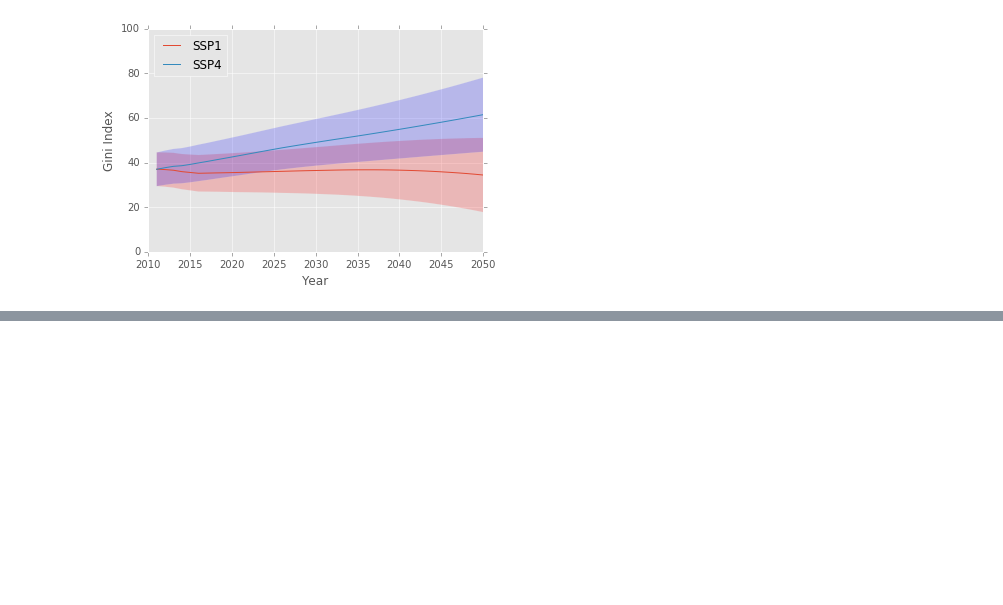
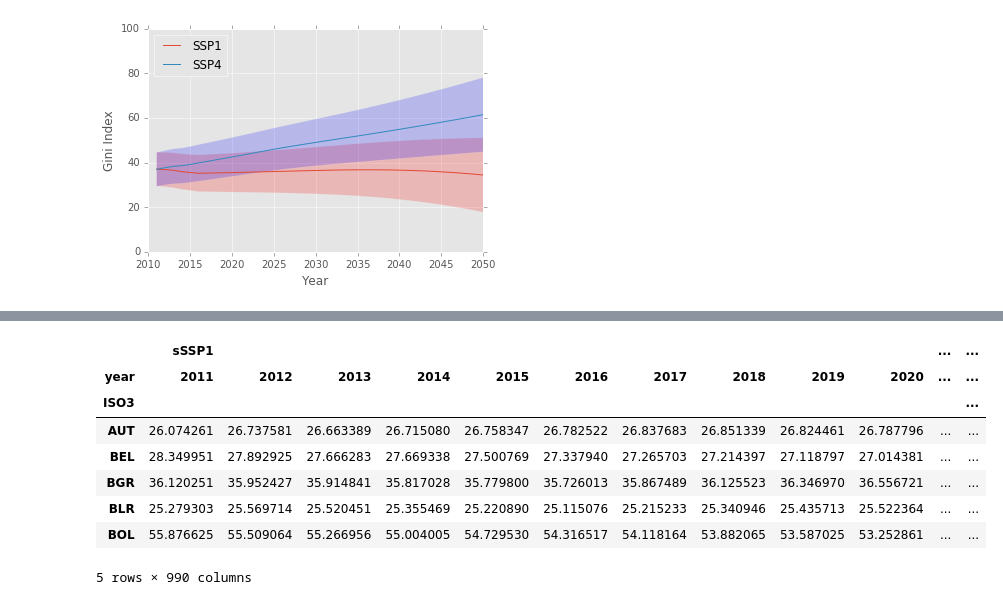
Before and after one commit to gidden/gini_projections_rao_2018, a Jupyter notebook: smooth.ipynb, the cells around one changed output, grey strips where cells are left out. Cells and saved outputs as stored; diff of their text form; code cells hidden in the pictures; blank space fills up the shorter version.

```diff
--- a/smooth.ipynb
+++ b/smooth.ipynb
@@ -79,0 +83,12 @@ newdf.to_csv('adjusted_multi_single.csv')
+# %%
+newdf.head()
+# %% [output]
+|  | sSSP1 |  |  |  |  |  |  |  |  |  | ... | ... |
+| year | 2011 | 2012 | 2013 | 2014 | 2015 | 2016 | 2017 | 2018 | 2019 | 2020 | ... | ... |
+| ISO3 |  |  |  |  |  |  |  |  |  |  |  | ... |
+| AUT | 26.074261 | 26.737581 | 26.663389 | 26.715080 | 26.758347 | 26.782522 | 26.837683 | 26.851339 | 26.824461 | 26.787796 | ... | ... |
+| BEL | 28.349951 | 27.892925 | 27.666283 | 27.669338 | 27.500769 | 27.337940 | 27.265703 | 27.214397 | 27.118797 | 27.014381 | ... | ... |
+| BGR | 36.120251 | 35.952427 | 35.914841 | 35.817028 | 35.779800 | 35.726013 | 35.867489 | 36.125523 | 36.346970 | 36.556721 | ... | ... |
+| BLR | 25.279303 | 25.569714 | 25.520451 | 25.355469 | 25.220890 | 25.115076 | 25.215233 | 25.340946 | 25.435713 | 25.522364 | ... | ... |
+| BOL | 55.876625 | 55.509064 | 55.266956 | 55.004005 | 54.729530 | 54.316517 | 54.118164 | 53.882065 | 53.587025 | 53.252861 | ... | ... |
+5 rows × 990 columns
```
Also changed, not shown: parts of 3 cells of this notebook, 2 other files.
